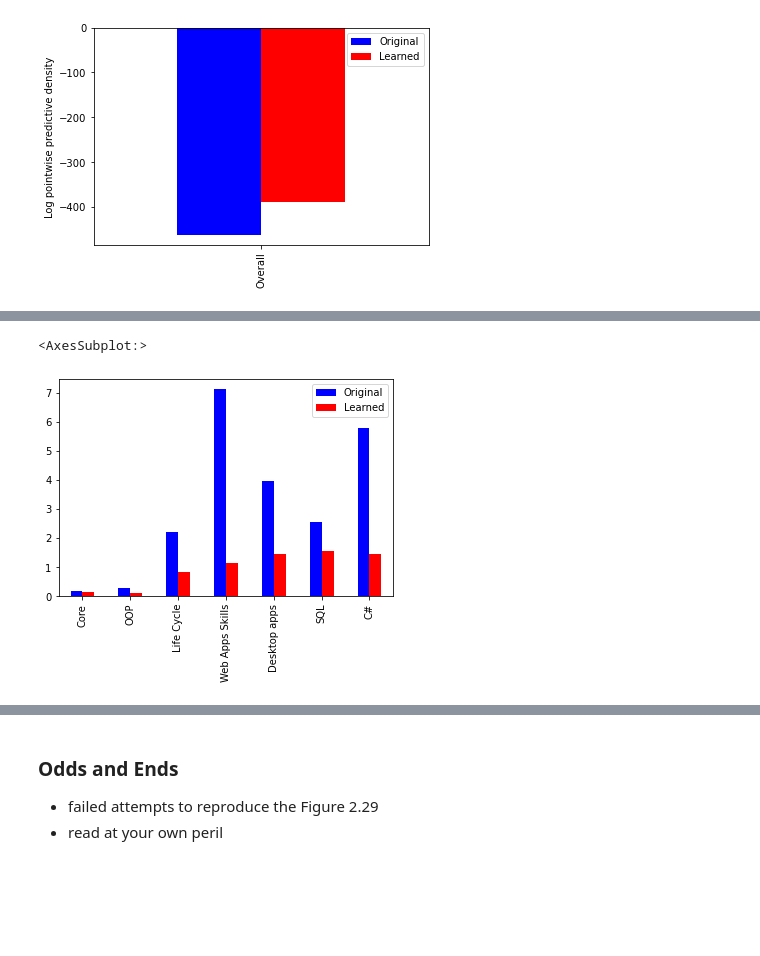
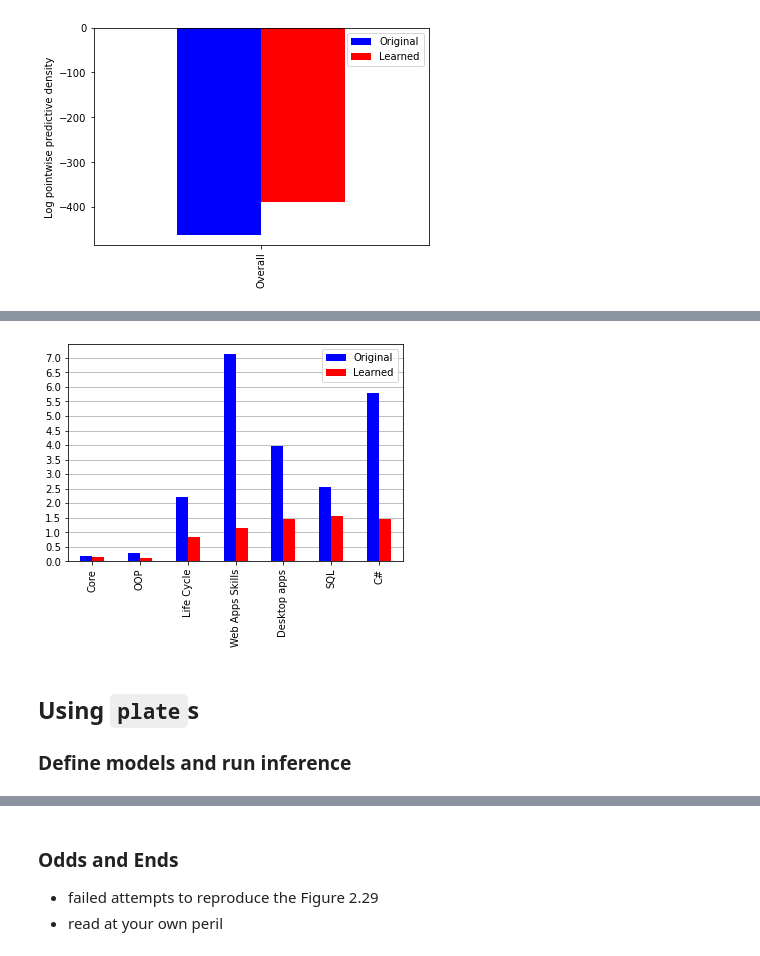
Before and after one commit to bdatko/numpyro_play, a Jupyter notebook: notebooks/Chapter_2_MBML_log_probability.ipynb, the cells around one changed output, grey strips where cells are left out. Saved outputs shown, nothing was run; the diff lists cells and outputs as text; code cells hidden in the pictures; blank space fills up the shorter version.

```diff
--- a/notebooks/Chapter_2_MBML_log_probability.ipynb
+++ b/notebooks/Chapter_2_MBML_log_probability.ipynb
@@ -383,15 +446,17 @@ pd.DataFrame(
-# %%
-pd.DataFrame(
-    np.concatenate(
-        [
-            neg_log_proba_model_00.mean(1)[:, None],
-            neg_log_proba_model_02.mean(1)[:, None],
-        ],
-        axis=1,
-    ),
-    columns=["Original", "Learned"],
-    index=["Core", "OOP", "Life Cycle", "Web Apps Skills", "Desktop apps", "SQL", "C#"],
-).plot(kind="bar", color=["b", "r"])
-# %% [output]
-<AxesSubplot:>
-[figure, removed]
+# %%
+plot_bars(
+    np.concatenate(
+        [
+            neg_log_proba_model_00.mean(0)[:, None],
+            neg_log_proba_model_02.mean(0)[:, None],
+        ],
+        axis=1,
+    ),
+    ["Original", "Learned"],
+    ["Core", "OOP", "Life Cycle", "Web Apps Skills", "Desktop apps", "SQL", "C#"],
+)
+# %% [output]
+[figure, added]
+# %% [markdown]
+## Using `plate`s
+### Define models and run inference
```
Also changed, not shown: parts of 66 cells of this notebook, 1 other file.
